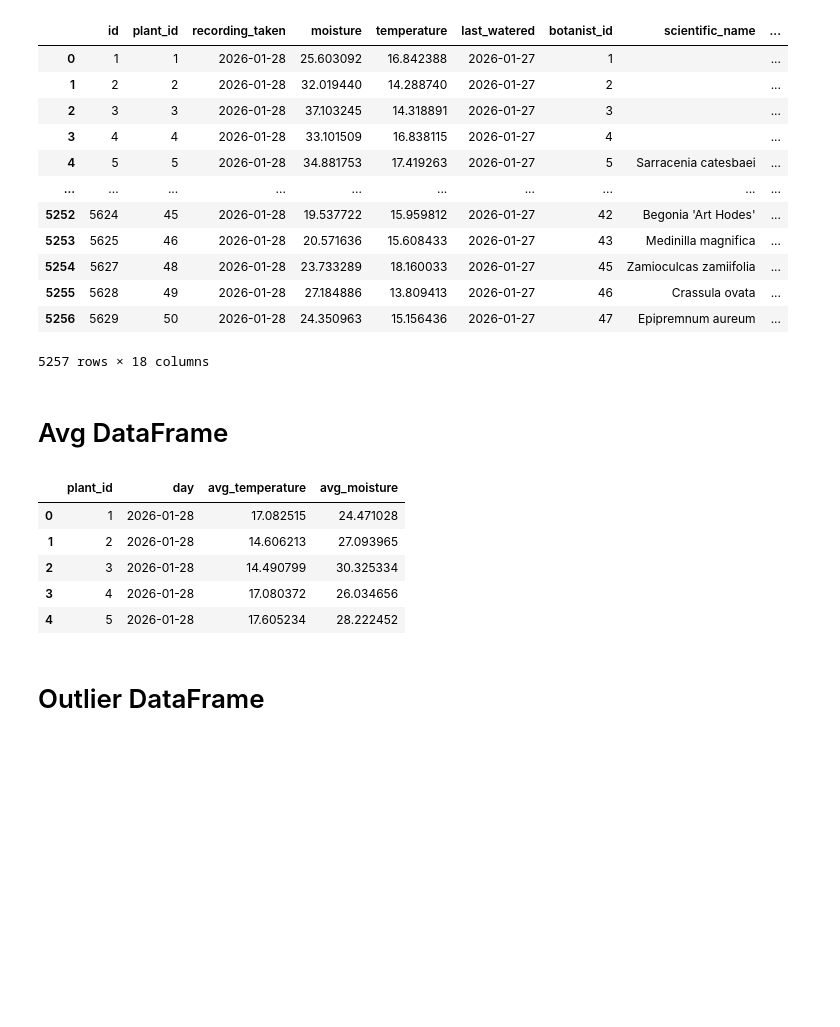
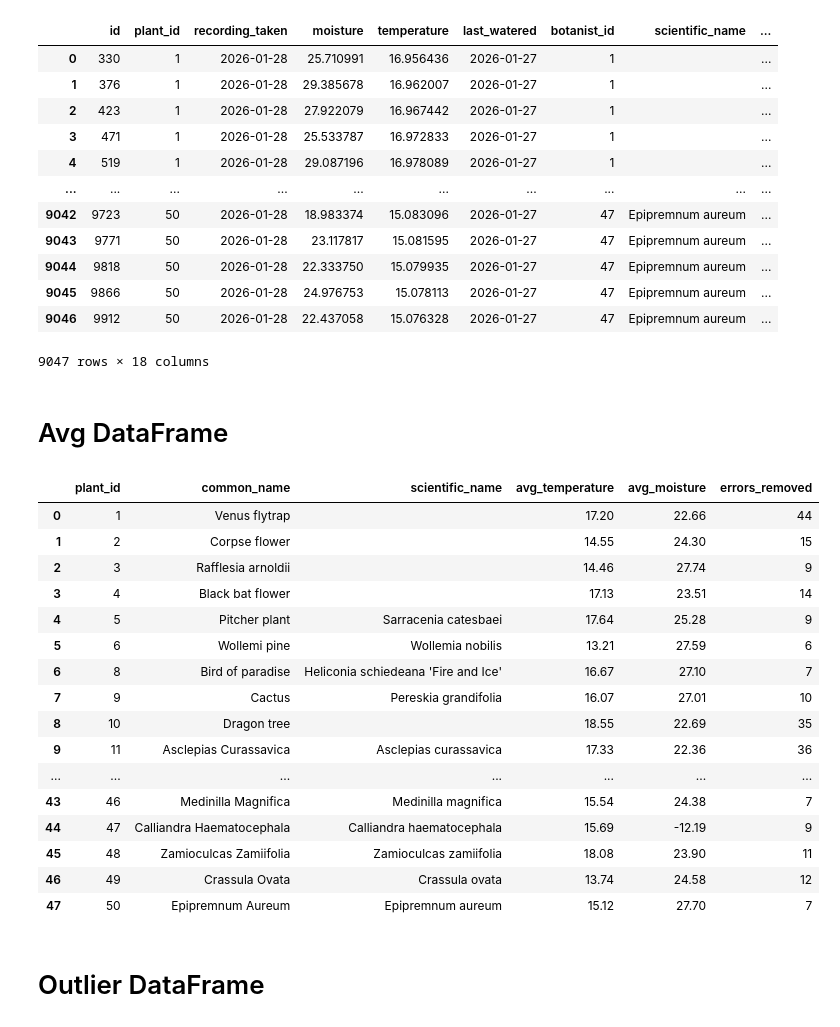
Before and after one commit to 11wduong/Coursework-Advanced-Data-Week-5, a Jupyter notebook: archive_pipeline/transform.ipynb, the cells around one changed output. Cells and saved outputs as stored; diff of their text form; code cells hidden in the pictures; blank space fills up the shorter version.

```diff
--- a/archive_pipeline/transform.ipynb
+++ b/archive_pipeline/transform.ipynb
@@ -73,32 +55,44 @@ combine_tables(country_df, botanist_df, location_df, plant_df, record_df)
 # %%
-clean_table(combine_tables(country_df, botanist_df,
-            location_df, plant_df, record_df))
+clean_outliers(combine_tables(country_df, botanist_df,
+               location_df, plant_df, record_df))
 # %% [output]
 |  | id | plant_id | recording_taken | moisture | temperature | last_watered | botanist_id | scientific_name | ... |
-| 0 | 1 | 1 | 2026-01-28 | 25.603092 | 16.842388 | 2026-01-27 | 1 |  | ... |
-| 1 | 2 | 2 | 2026-01-28 | 32.019440 | 14.288740 | 2026-01-27 | 2 |  | ... |
-| 2 | 3 | 3 | 2026-01-28 | 37.103245 | 14.318891 | 2026-01-27 | 3 |  | ... |
-| 3 | 4 | 4 | 2026-01-28 | 33.101509 | 16.838115 | 2026-01-27 | 4 |  | ... |
-| 4 | 5 | 5 | 2026-01-28 | 34.881753 | 17.419263 | 2026-01-27 | 5 | Sarracenia catesbaei | ... |
+| 0 | 330 | 1 | 2026-01-28 | 25.710991 | 16.956436 | 2026-01-27 | 1 |  | ... |
+| 1 | 376 | 1 | 2026-01-28 | 29.385678 | 16.962007 | 2026-01-27 | 1 |  | ... |
+| 2 | 423 | 1 | 2026-01-28 | 27.922079 | 16.967442 | 2026-01-27 | 1 |  | ... |
+| 3 | 471 | 1 | 2026-01-28 | 25.533787 | 16.972833 | 2026-01-27 | 1 |  | ... |
+| 4 | 519 | 1 | 2026-01-28 | 29.087196 | 16.978089 | 2026-01-27 | 1 |  | ... |
 | ... | ... | ... | ... | ... | ... | ... | ... | ... | ... |
-| 5252 | 5624 | 45 | 2026-01-28 | 19.537722 | 15.959812 | 2026-01-27 | 42 | Begonia 'Art Hodes' | ... |
-| 5253 | 5625 | 46 | 2026-01-28 | 20.571636 | 15.608433 | 2026-01-27 | 43 | Medinilla magnifica | ... |
-| 5254 | 5627 | 48 | 2026-01-28 | 23.733289 | 18.160033 | 2026-01-27 | 45 | Zamioculcas zamiifolia | ... |
-| 5255 | 5628 | 49 | 2026-01-28 | 27.184886 | 13.809413 | 2026-01-27 | 46 | Crassula ovata | ... |
-| 5256 | 5629 | 50 | 2026-01-28 | 24.350963 | 15.156436 | 2026-01-27 | 47 | Epipremnum aureum | ... |
+| 9042 | 9723 | 50 | 2026-01-28 | 18.983374 | 15.083096 | 2026-01-27 | 47 | Epipremnum aureum | ... |
+| 9043 | 9771 | 50 | 2026-01-28 | 23.117817 | 15.081595 | 2026-01-27 | 47 | Epipremnum aureum | ... |
+| 9044 | 9818 | 50 | 2026-01-28 | 22.333750 | 15.079935 | 2026-01-27 | 47 | Epipremnum aureum | ... |
+| 9045 | 9866 | 50 | 2026-01-28 | 24.976753 | 15.078113 | 2026-01-27 | 47 | Epipremnum aureum | ... |
+| 9046 | 9912 | 50 | 2026-01-28 | 22.437058 | 15.076328 | 2026-01-27 | 47 | Epipremnum aureum | ... |
-5257 rows × 18 columns
+9047 rows × 18 columns
 # %% [markdown]
 # Avg DataFrame
 # %%
-calculate_averages(clean_table(combine_tables(country_df, botanist_df,
-            location_df, plant_df, record_df))).head()
+calculate_averages(combine_tables(country_df, botanist_df,
+               location_df, plant_df, record_df), clean_outliers(combine_tables(country_df, botanist_df,
+            location_df, plant_df, record_df)))
 # %% [output]
-|  | plant_id | day | avg_temperature | avg_moisture |
-| 0 | 1 | 2026-01-28 | 17.082515 | 24.471028 |
-| 1 | 2 | 2026-01-28 | 14.606213 | 27.093965 |
-| 2 | 3 | 2026-01-28 | 14.490799 | 30.325334 |
-| 3 | 4 | 2026-01-28 | 17.080372 | 26.034656 |
-| 4 | 5 | 2026-01-28 | 17.605234 | 28.222452 |
+|  | plant_id | common_name | scientific_name | avg_temperature | avg_moisture | errors_removed |
+| 0 | 1 | Venus flytrap |  | 17.20 | 22.66 | 44 |
+| 1 | 2 | Corpse flower |  | 14.55 | 24.30 | 15 |
+| 2 | 3 | Rafflesia arnoldii |  | 14.46 | 27.74 | 9 |
+| 3 | 4 | Black bat flower |  | 17.13 | 23.51 | 14 |
+| 4 | 5 | Pitcher plant | Sarracenia catesbaei | 17.64 | 25.28 | 9 |
+| 5 | 6 | Wollemi pine | Wollemia nobilis | 13.21 | 27.59 | 6 |
+| 6 | 8 | Bird of paradise | Heliconia schiedeana 'Fire and Ice' | 16.67 | 27.10 | 7 |
+| 7 | 9 | Cactus | Pereskia grandifolia | 16.07 | 27.01 | 10 |
+| 8 | 10 | Dragon tree |  | 18.55 | 22.69 | 35 |
+| 9 | 11 | Asclepias Curassavica | Asclepias curassavica | 17.33 | 22.36 | 36 |
+| ... | ... | ... | ... | ... | ... | ... |
+| 43 | 46 | Medinilla Magnifica | Medinilla magnifica | 15.54 | 24.38 | 7 |
+| 44 | 47 | Calliandra Haematocephala | Calliandra haematocephala | 15.69 | -12.19 | 9 |
+| 45 | 48 | Zamioculcas Zamiifolia | Zamioculcas zamiifolia | 18.08 | 23.90 | 11 |
+| 46 | 49 | Crassula Ovata | Crassula ovata | 13.74 | 24.58 | 12 |
+| 47 | 50 | Epipremnum Aureum | Epipremnum aureum | 15.12 | 27.70 | 7 |
 # %% [markdown]
 # Outlier DataFrame
 # %%
```
Also changed, not shown: parts of 6 cells of this notebook, 1 other file.
